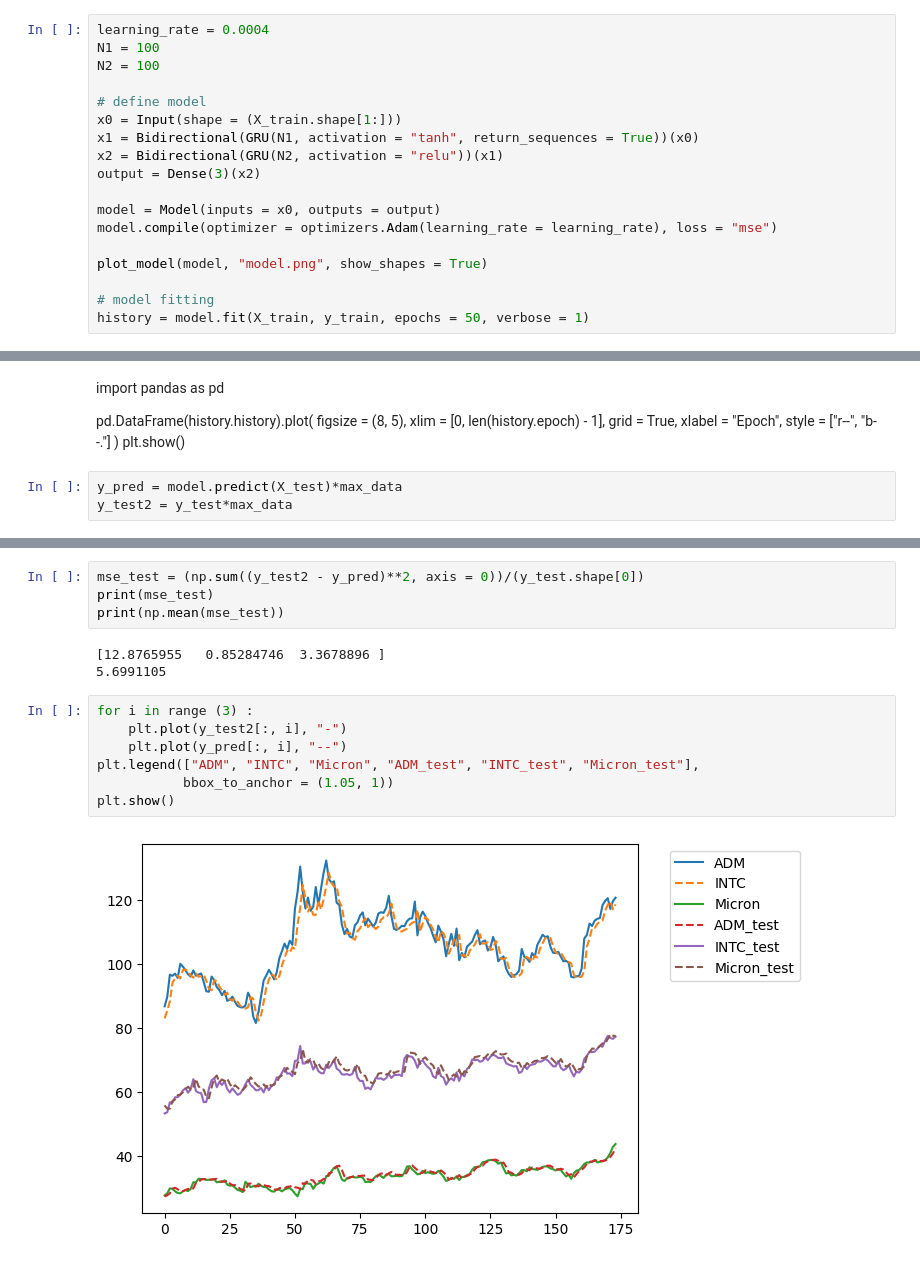
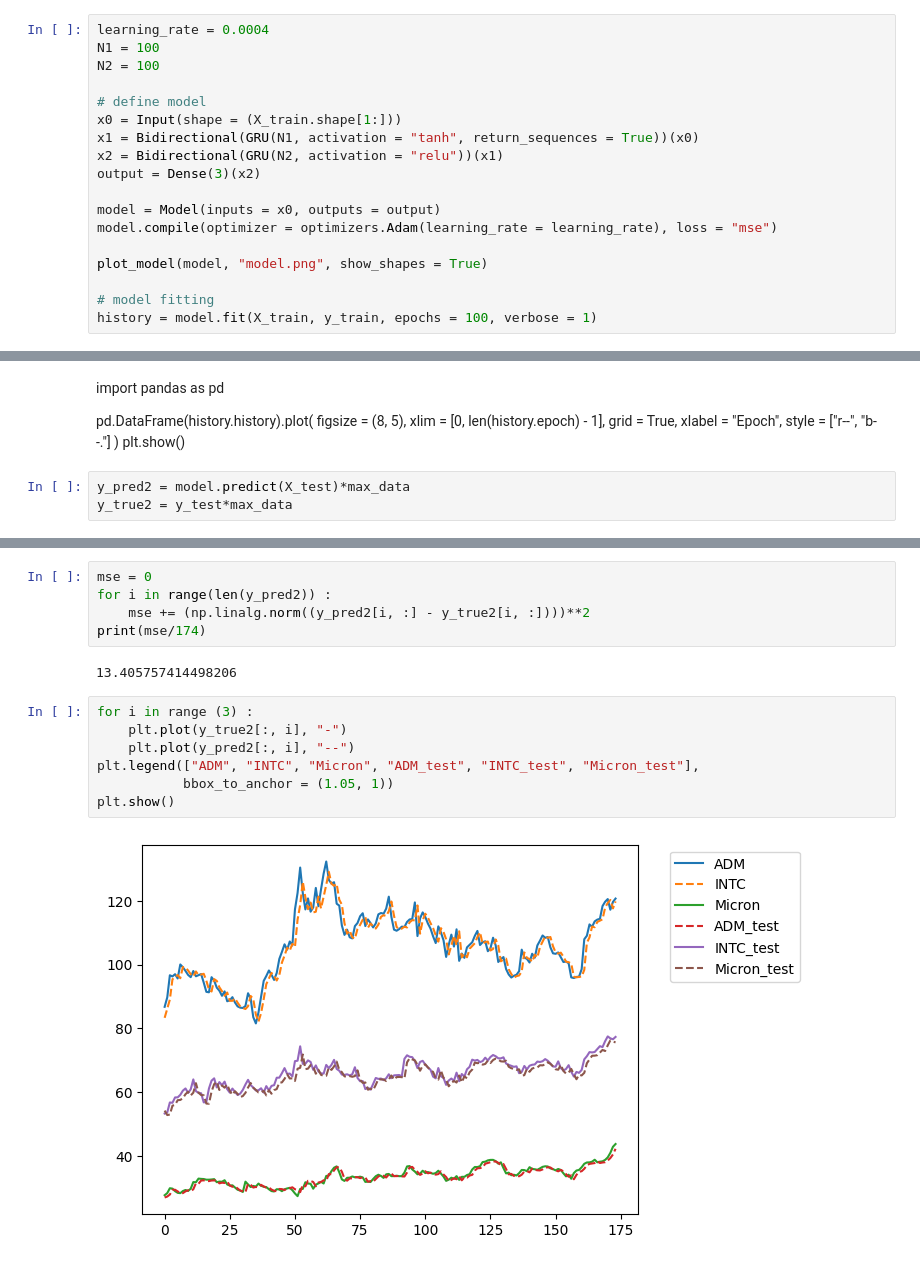
Before and after one commit to Nathan7128/4th-year-Polytech, a Jupyter notebook: Deep Learning/Challenge/challenge.ipynb, the cells around one changed output, grey strips where cells are left out. Cells and saved outputs as stored; diff of their text form.

```diff
--- a/Deep Learning/Challenge/challenge.ipynb
+++ b/Deep Learning/Challenge/challenge.ipynb
@@ -92,5 +90,5 @@ model.compile(optimizer = optimizers.Adam(learning_rate = learning_rate), loss =
 plot_model(model, "model.png", show_shapes = True)
 
 # model fitting
-history = model.fit(X_train, y_train, epochs = 50, verbose = 1)
+history = model.fit(X_train, y_train, epochs = 100, verbose = 1)
 # %% [output]
@@ -121,6 +119,6 @@ pd.DataFrame(history.history).plot(
 )
 plt.show()
 # %%
-y_pred = model.predict(X_test)*max_data
-y_test2 = y_test*max_data
+y_pred2 = model.predict(X_test)*max_data
+y_true2 = y_test*max_data
 # %% [output]
@@ -128,16 +126,16 @@ y_test2 = y_test*max_data
-# %%
-mse_test = (np.sum((y_test2 - y_pred)**2, axis = 0))/(y_test.shape[0])
-print(mse_test)
-print(np.mean(mse_test))
-# %% [output]
-[12.8765955   0.85284746  3.3678896 ]
-5.6991105
+# %%
+mse = 0
+for i in range(len(y_pred2)) :
+    mse += (np.linalg.norm((y_pred2[i, :] - y_true2[i, :])))**2
+print(mse/174)
+# %% [output]
+13.405757414498206
 # %%
 for i in range (3) :
-    plt.plot(y_test2[:, i], "-")
-    plt.plot(y_pred[:, i], "--")
+    plt.plot(y_true2[:, i], "-")
+    plt.plot(y_pred2[:, i], "--")
 plt.legend(["ADM", "INTC", "Micron", "ADM_test", "INTC_test", "Micron_test"],
            bbox_to_anchor = (1.05, 1))
 plt.show()
 # %% [output]
-[figure, old version]
+[figure, new version]
```
Also changed, not shown: parts of 3 cells of this notebook, 9 other files.
